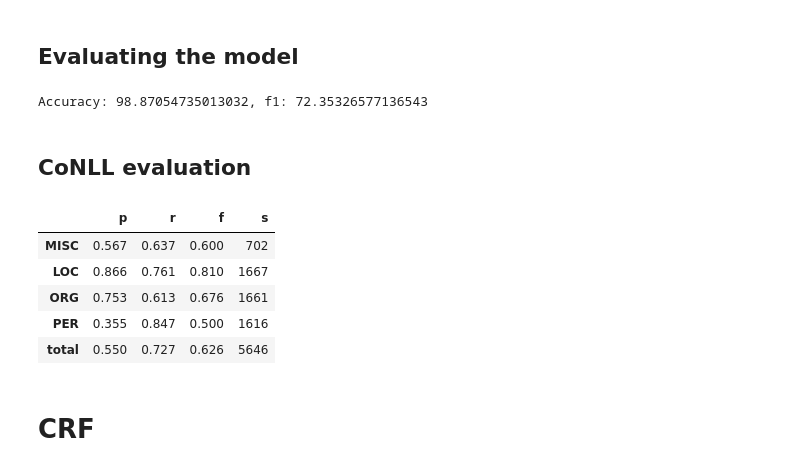
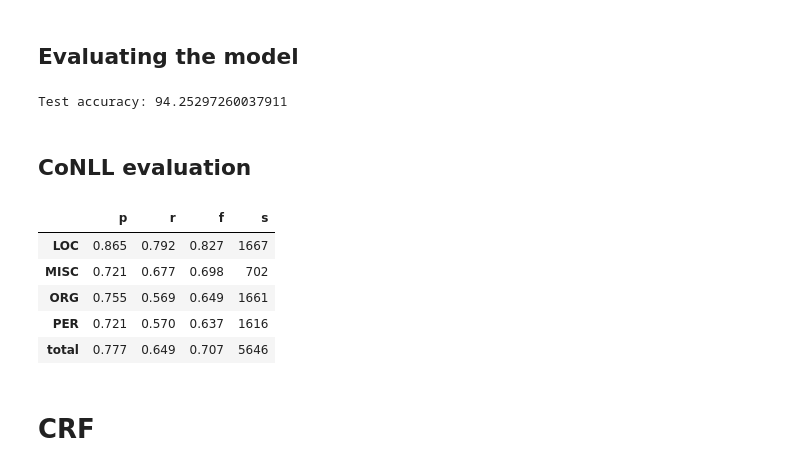
Before and after one commit to andrearigo-dev/NLU-Final-Project, a Jupyter notebook: nlu_project_ner_tagging.ipynb, the cells around one changed output. Saved outputs shown, nothing was run; the diff lists cells and outputs as text; code cells hidden in the pictures.

Commit message:
Remove padding before computing accuracy

```diff
--- a/nlu_project_ner_tagging.ipynb
+++ b/nlu_project_ner_tagging.ipynb
@@ -361,8 +410,27 @@ def evaluate_model(model, X, Y, device):
-# %%
-import matplotlib.pyplot as plt
-
-if not model_saved:
-  losses = train_model(model, train_dataset, X_val, Y_val, 60, 10, 100, device)
-
-  plt.grid()
-  plt.plot(range(len(losses)), losses)
+# %%
+if not model_saved:
+  losses, train_accs, val_accs = train_model(model=model,
+                       train_dataset=train_dataset,
+                       X_train=X_train,
+                       X_val=X_val,
+                       train_set=train_set,
+                       val_set=val_set,
+                       y_train_flat=y_train_flat,
+                       y_val_flat=y_val_flat,
+                       bs=60,
+                       epochs=10,
+                       print_every=100,
+                       device=device)
+  fig, (ax1, ax2, ax3) = plt.subplots(1, 3)
+
+  ax1.plot(range(len(losses)), losses)
+  ax1.set_title("Loss")
+  ax1.grid()
+
+  ax2.plot(range(len(train_accs)), train_accs)
+  ax2.set_title("Train accuracy")
+  ax2.grid()
+
+  ax3.plot(range(len(val_accs)), val_accs)
+  ax3.set_title("Validation accuracy")
+  ax3.grid()
@@ -374,26 +466,23 @@ if not model_saved:
 # %% [markdown]
 ## Evaluating the model
 # %%
-acc, f1, preds_prob = evaluate_model(model, X_test, Y_test, device)
-print(f'Accuracy: {acc*100}, f1: {f1*100}')
+acc, preds_unpadded, truncated_truths = evaluate_model(model, X_test, test_set, y_test_flat, device)
+print(f'Test accuracy: {acc*100}')
 # %% [output]
-Accuracy: 98.87054735013032, f1: 72.35326577136543
+Test accuracy: 94.25297260037911
 # %% [markdown]
 ## CoNLL evaluation
 # %%
-preds = preds_prob.argmax(dim=2).cpu().numpy()
-preds_unpadded, truncated_truths = unpad(preds, test_set)
-
 results = conll.evaluate(truncated_truths, format_predictions_for_conll(preds_unpadded, idx2label))
 pd_tbl = pd.DataFrame().from_dict(results, orient='index')
 pd_tbl.round(decimals=3)
 # %% [output]
 |  | p | r | f | s |
-| MISC | 0.567 | 0.637 | 0.600 | 702 |
-| LOC | 0.866 | 0.761 | 0.810 | 1667 |
-| ORG | 0.753 | 0.613 | 0.676 | 1661 |
-| PER | 0.355 | 0.847 | 0.500 | 1616 |
-| total | 0.550 | 0.727 | 0.626 | 5646 |
+| LOC | 0.865 | 0.792 | 0.827 | 1667 |
+| MISC | 0.721 | 0.677 | 0.698 | 702 |
+| ORG | 0.755 | 0.569 | 0.649 | 1661 |
+| PER | 0.721 | 0.570 | 0.637 | 1616 |
+| total | 0.777 | 0.649 | 0.707 | 5646 |
 # %% [markdown]
 # CRF
 # %% [markdown]
```
Also changed, not shown: parts of 21 cells of this notebook.
